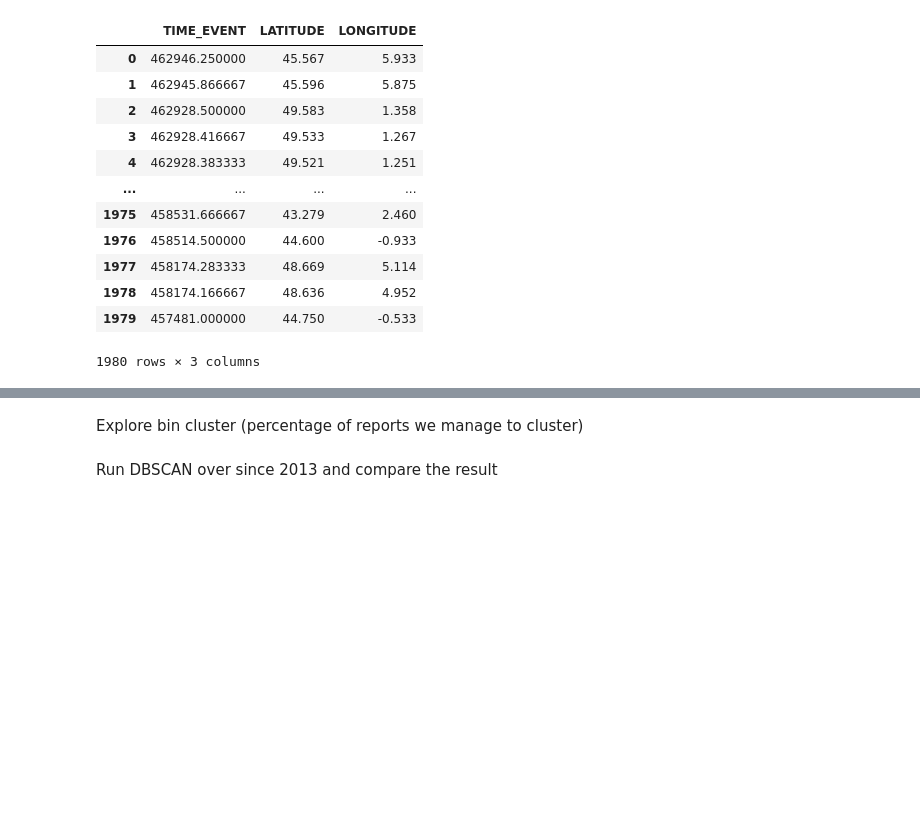
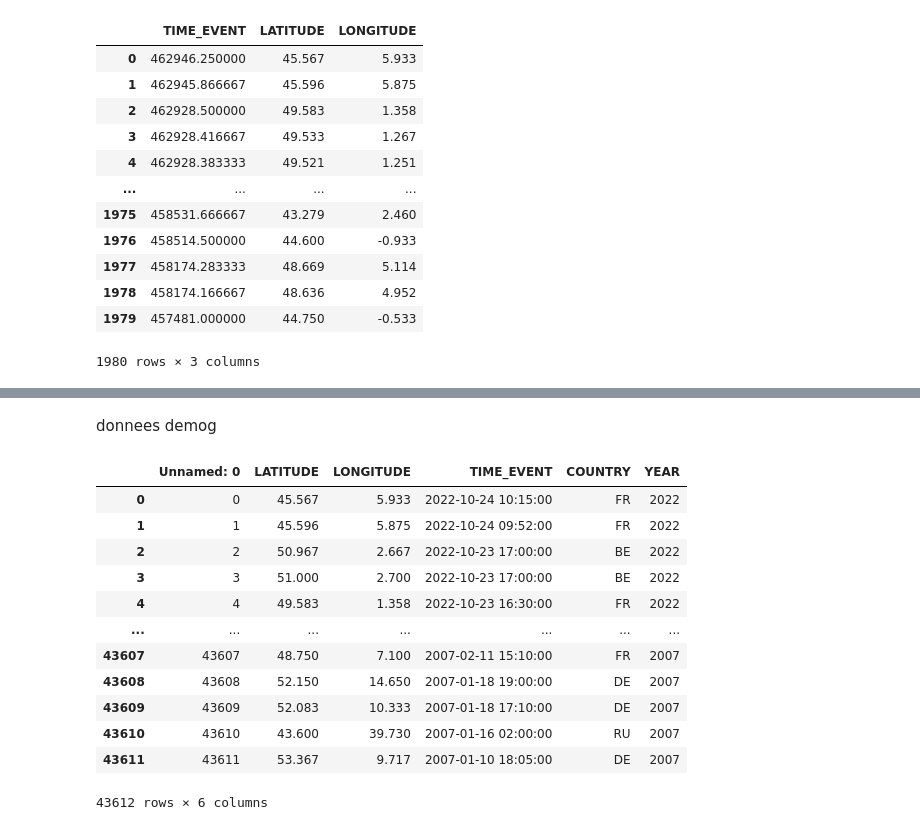
Before and after one commit to eliottmlg/Statapp-Hail-storm, a Jupyter notebook: parameters.ipynb, the cells around one changed output, grey strips where cells are left out. Drawn from its saved outputs; the diff is of its cells as text; code cells hidden in the pictures; blank space fills up the shorter version.

```diff
--- a/parameters.ipynb
+++ b/parameters.ipynb
@@ -187,4 +146,2 @@ The storm has length 26.167127242818413 km between first report and last report
-# %% [markdown]
-Explore bin cluster (percentage of reports we manage to cluster)
-# %% [markdown]
-Run DBSCAN over since 2013 and compare the result
+# %% [markdown]
+donnees demog
@@ -190,0 +152,16 @@ Run DBSCAN over since 2013 and compare the result
+# %%
+df_fix
+# %% [output]
+|  | Unnamed: 0 | LATITUDE | LONGITUDE | TIME_EVENT | COUNTRY | YEAR |
+| 0 | 0 | 45.567 | 5.933 | 2022-10-24 10:15:00 | FR | 2022 |
+| 1 | 1 | 45.596 | 5.875 | 2022-10-24 09:52:00 | FR | 2022 |
+| 2 | 2 | 50.967 | 2.667 | 2022-10-23 17:00:00 | BE | 2022 |
+| 3 | 3 | 51.000 | 2.700 | 2022-10-23 17:00:00 | BE | 2022 |
+| 4 | 4 | 49.583 | 1.358 | 2022-10-23 16:30:00 | FR | 2022 |
+| ... | ... | ... | ... | ... | ... | ... |
+| 43607 | 43607 | 48.750 | 7.100 | 2007-02-11 15:10:00 | FR | 2007 |
+| 43608 | 43608 | 52.150 | 14.650 | 2007-01-18 19:00:00 | DE | 2007 |
+| 43609 | 43609 | 52.083 | 10.333 | 2007-01-18 17:10:00 | DE | 2007 |
+| 43610 | 43610 | 43.600 | 39.730 | 2007-01-16 02:00:00 | RU | 2007 |
+| 43611 | 43611 | 53.367 | 9.717 | 2007-01-10 18:05:00 | DE | 2007 |
+43612 rows × 6 columns
```
Also changed, not shown: parts of 14 cells of this notebook, 9 other files.
